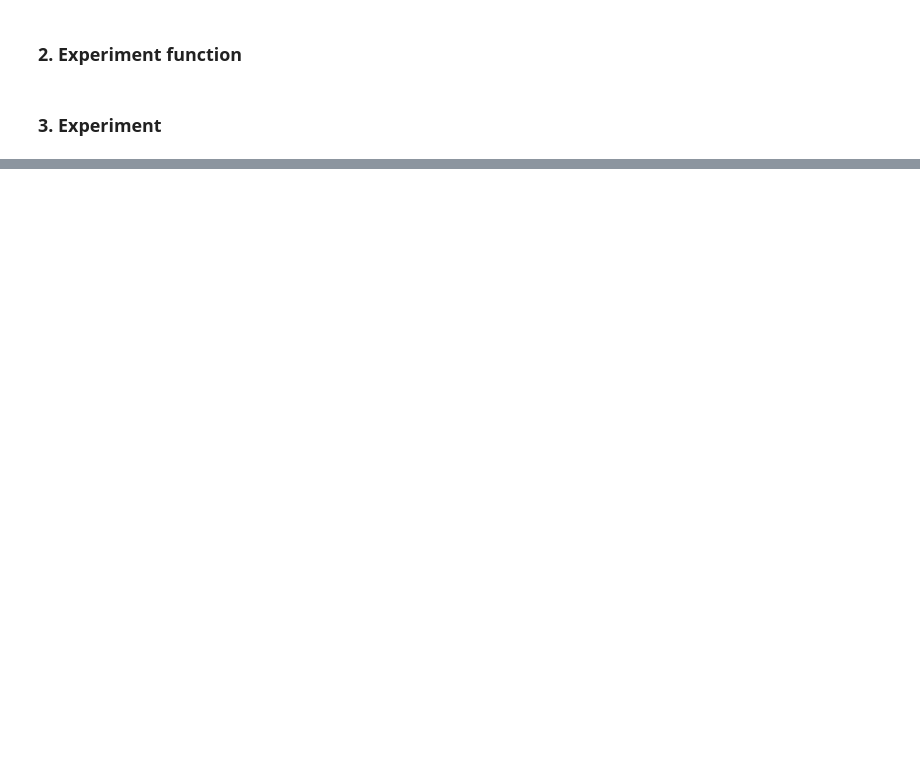
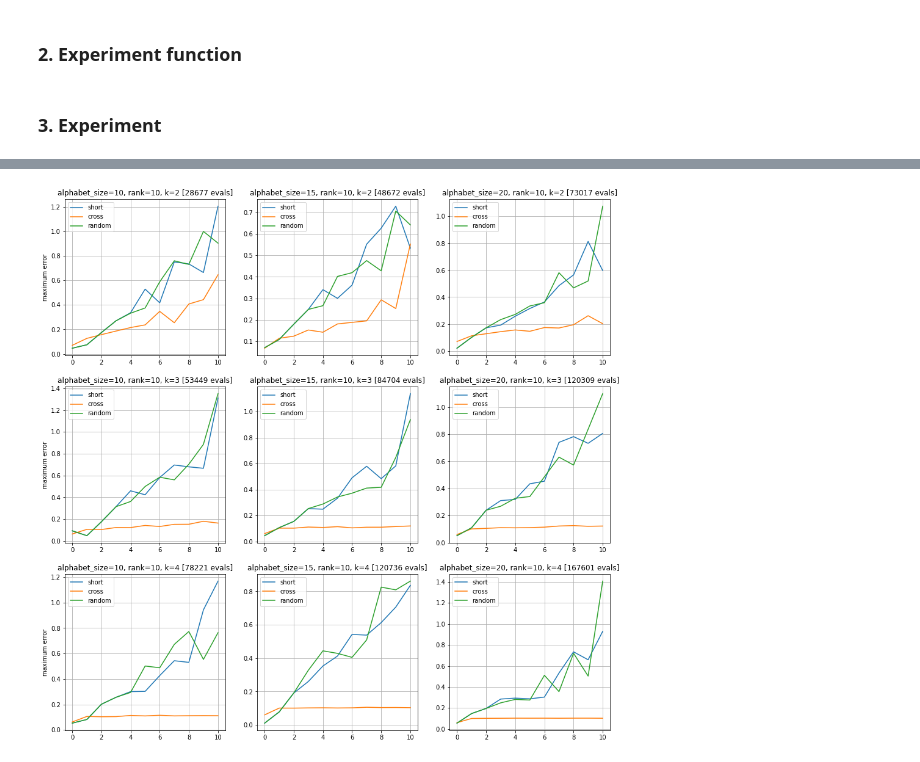
Before and after one commit to cant-access-rediska0123/tt-wfa-extraction, a Jupyter notebook: experiments.ipynb, the cells around one changed output, grey strips where cells are left out. Cells and saved outputs as stored; diff of their text form; code cells hidden in the pictures; blank space fills up the shorter version.

```diff
--- a/experiments.ipynb
+++ b/experiments.ipynb
@@ -201,34 +319,33 @@ f.savefig('plots3.jpg', bbox_inches='tight', pad_inches=0.01)
 # %%
-from matplotlib.backends.backend_pdf import PdfPages
-
-pdf = PdfPages('plots_max1.pdf')
 crop_len = 10
 
-f, arr = plt.subplots(4, 3)
+f, arr = plt.subplots(3, 3)
 f.set_figheight(16)
 f.set_figwidth(16)
 
 cnt = 0
 for index, row in df_result.iterrows():
     idx = np.arange(crop_len + 1)
     alphabet_size = row['alphabet_size']
     rank = row['rank']
     n = row['n']
-    x = n - 1
+    if n == 1:
+        continue
+    x = n - 2
     y = (alphabet_size // 5) - 2
     arr[x][y].plot(idx, row['error_max[short]'][:(crop_len + 1)], label='short')
     arr[x][y].plot(idx, row['error_max[cross]'][:(crop_len + 1)], label='cross')
     arr[x][y].plot(idx, row['error_max[random]'][:(crop_len + 1)], label='random')
     arr[x][y].legend()
     arr[x][y].title.set_text(
         'alphabet_size={}, rank={}, k={} [{} evals]'.format(alphabet_size, rank, n, row['n_evaluations']))
     if y == 0:
         arr[x][y].set_ylabel('maximum error')
     if x == 3:
         arr[x][y].set_xlabel('length')
+    arr[x][y].grid()
     cnt += 1
 
-pdf.savefig(f)
-pdf.close()
-
-f.savefig('plots4.jpg', bbox_inches='tight', pad_inches=0.01)
+f.savefig('plots4.png', bbox_inches='tight', pad_inches=0.01)
+# %% [output]
+[figure, added]
```
Also changed, not shown: parts of 5 cells of this notebook.
